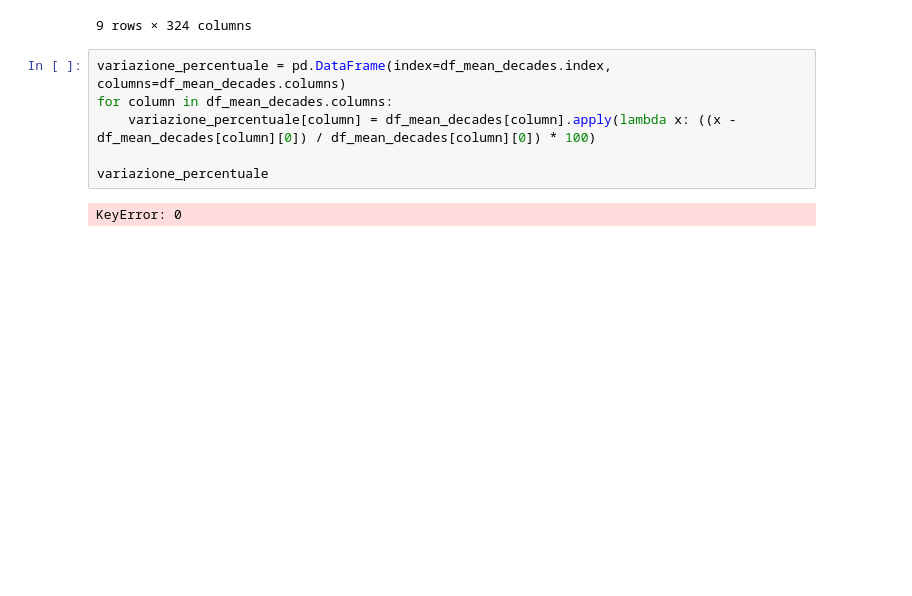
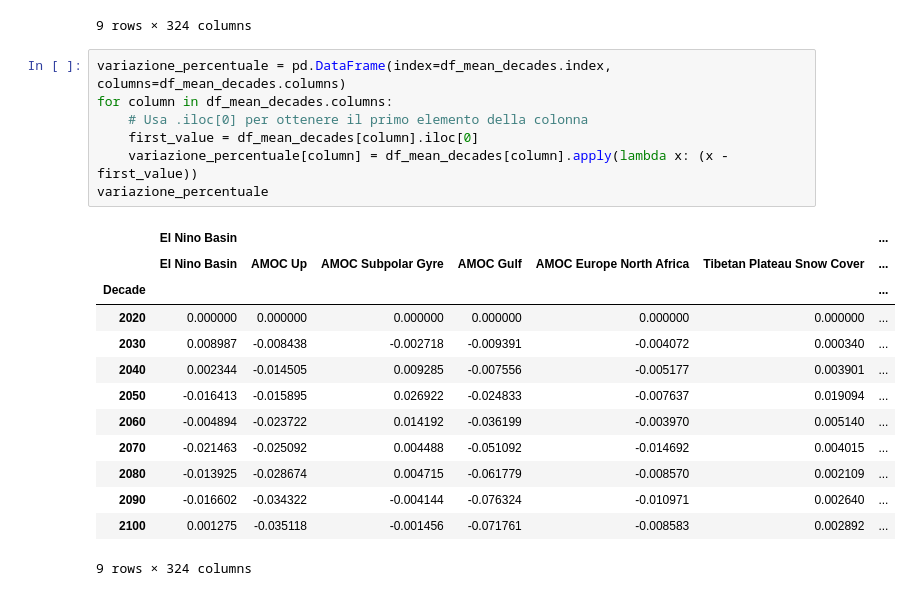
Before and after one commit to tomscag/climate_temporal_networks, a Jupyter notebook: Analysis/Plot_Tipping_Heatmaps.ipynb, the cells around one changed output. Cells and saved outputs as stored; diff of their text form; blank space fills up the shorter version.

```diff
--- a/Analysis/Plot_Tipping_Heatmaps.ipynb
+++ b/Analysis/Plot_Tipping_Heatmaps.ipynb
@@ -253,11 +253,24 @@ df_std_decades
 # %%
 variazione_percentuale = pd.DataFrame(index=df_mean_decades.index, columns=df_mean_decades.columns)
 for column in df_mean_decades.columns:
-    variazione_percentuale[column] = df_mean_decades[column].apply(lambda x: ((x - df_mean_decades[column][0]) / df_mean_decades[column][0]) * 100)
-
+    # Usa .iloc[0] per ottenere il primo elemento della colonna
+    first_value = df_mean_decades[column].iloc[0]
+    variazione_percentuale[column] = df_mean_decades[column].apply(lambda x: (x - first_value))
 variazione_percentuale
 # %% [output]
+|  | El Nino Basin |  |  |  |  |  | ... |
+|  | El Nino Basin | AMOC Up | AMOC Subpolar Gyre | AMOC Gulf | AMOC Europe North Africa | Tibetan Plateau Snow Cover | ... |
+| Decade |  |  |  |  |  |  | ... |
+| 2020 | 0.000000 | 0.000000 | 0.000000 | 0.000000 | 0.000000 | 0.000000 | ... |
+| 2030 | 0.008987 | -0.008438 | -0.002718 | -0.009391 | -0.004072 | 0.000340 | ... |
+| 2040 | 0.002344 | -0.014505 | 0.009285 | -0.007556 | -0.005177 | 0.003901 | ... |
+| 2050 | -0.016413 | -0.015895 | 0.026922 | -0.024833 | -0.007637 | 0.019094 | ... |
+| 2060 | -0.004894 | -0.023722 | 0.014192 | -0.036199 | -0.003970 | 0.005140 | ... |
+| 2070 | -0.021463 | -0.025092 | 0.004488 | -0.051092 | -0.014692 | 0.004015 | ... |
+| 2080 | -0.013925 | -0.028674 | 0.004715 | -0.061779 | -0.008570 | 0.002109 | ... |
+| 2090 | -0.016602 | -0.034322 | -0.004144 | -0.076324 | -0.010971 | 0.002640 | ... |
+| 2100 | 0.001275 | -0.035118 | -0.001456 | -0.071761 | -0.008583 | 0.002892 | ... |
-KeyError: 0
+9 rows × 324 columns
 # %%
 import numpy as np
 import pandas as pd
```
Also changed, not shown: parts of 1 cell of this notebook.
